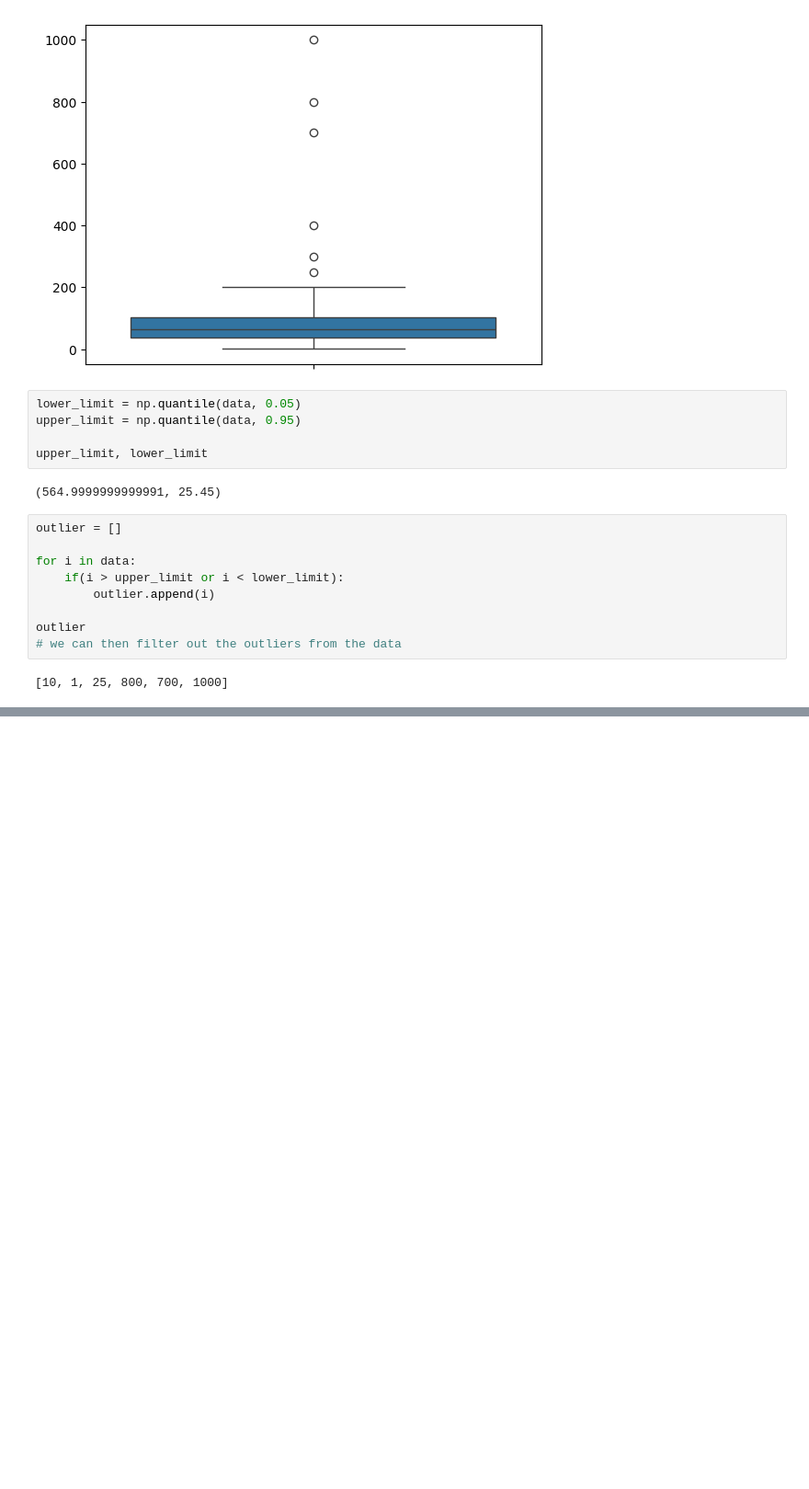
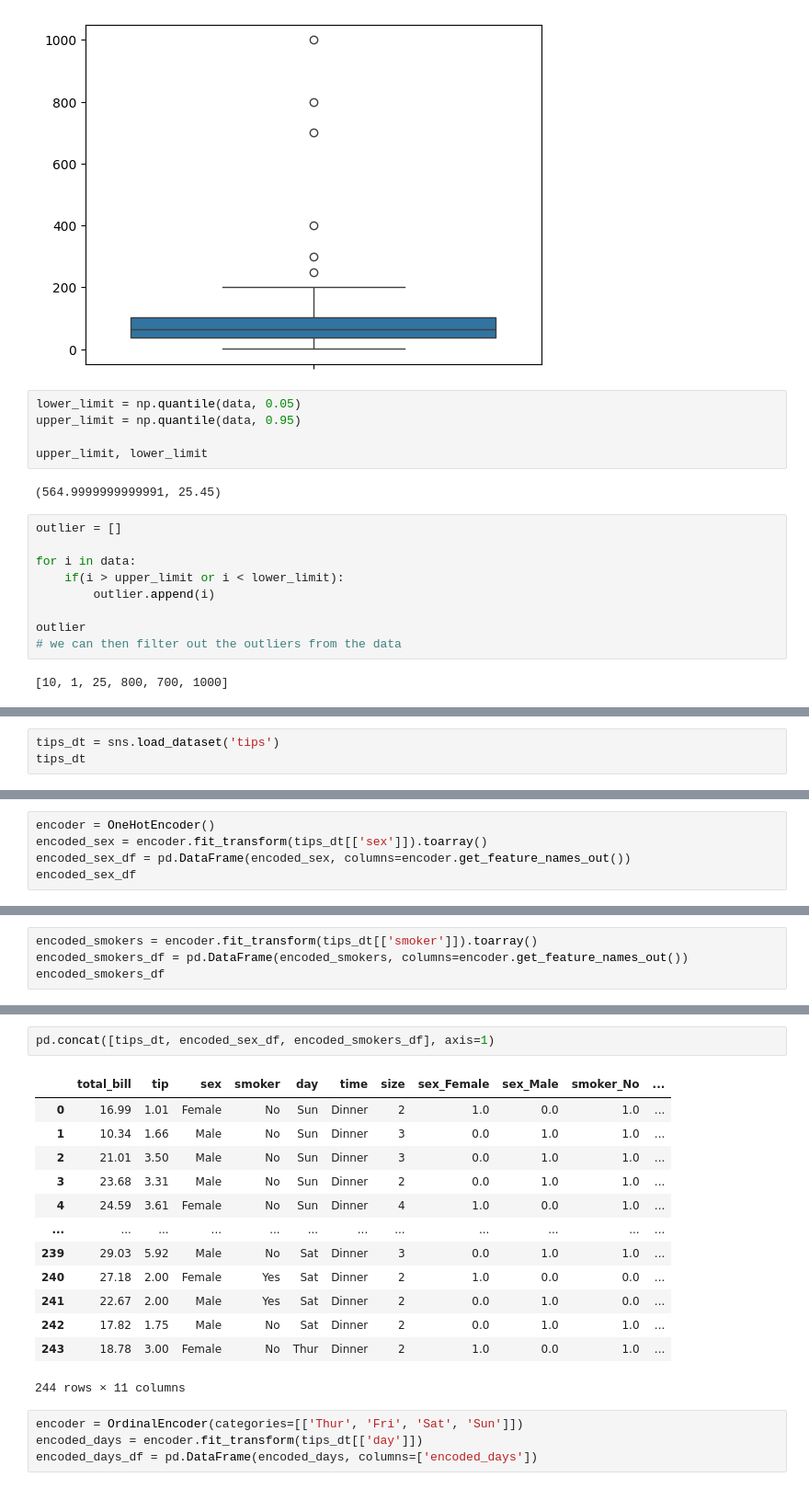
Before and after one commit to shivam-paul-19/data-science, a Jupyter notebook: feature eng/main.ipynb, the cells around one changed output, grey strips where cells are left out. Shown at 92% size. Drawn from its saved outputs; the diff is of its cells as text; blank space fills up the shorter version.

Commit message:
data encoding

```diff
--- a/feature eng/main.ipynb
+++ b/feature eng/main.ipynb
@@ -463,0 +671,3 @@ outlier
+# %%
+tips_dt = sns.load_dataset('tips')
+tips_dt
@@ -463,0 +688,5 @@ outlier
+# %%
+encoder = OneHotEncoder()
+encoded_sex = encoder.fit_transform(tips_dt[['sex']]).toarray()
+encoded_sex_df = pd.DataFrame(encoded_sex, columns=encoder.get_feature_names_out())
+encoded_sex_df
@@ -463,0 +707,4 @@ outlier
+# %%
+encoded_smokers = encoder.fit_transform(tips_dt[['smoker']]).toarray()
+encoded_smokers_df = pd.DataFrame(encoded_smokers, columns=encoder.get_feature_names_out())
+encoded_smokers_df
@@ -463,0 +725,20 @@ outlier
+# %%
+pd.concat([tips_dt, encoded_sex_df, encoded_smokers_df], axis=1)
+# %% [output]
+|  | total_bill | tip | sex | smoker | day | time | size | sex_Female | sex_Male | smoker_No | ... |
+| 0 | 16.99 | 1.01 | Female | No | Sun | Dinner | 2 | 1.0 | 0.0 | 1.0 | ... |
+| 1 | 10.34 | 1.66 | Male | No | Sun | Dinner | 3 | 0.0 | 1.0 | 1.0 | ... |
+| 2 | 21.01 | 3.50 | Male | No | Sun | Dinner | 3 | 0.0 | 1.0 | 1.0 | ... |
+| 3 | 23.68 | 3.31 | Male | No | Sun | Dinner | 2 | 0.0 | 1.0 | 1.0 | ... |
+| 4 | 24.59 | 3.61 | Female | No | Sun | Dinner | 4 | 1.0 | 0.0 | 1.0 | ... |
+| ... | ... | ... | ... | ... | ... | ... | ... | ... | ... | ... | ... |
+| 239 | 29.03 | 5.92 | Male | No | Sat | Dinner | 3 | 0.0 | 1.0 | 1.0 | ... |
+| 240 | 27.18 | 2.00 | Female | Yes | Sat | Dinner | 2 | 1.0 | 0.0 | 0.0 | ... |
+| 241 | 22.67 | 2.00 | Male | Yes | Sat | Dinner | 2 | 0.0 | 1.0 | 0.0 | ... |
+| 242 | 17.82 | 1.75 | Male | No | Sat | Dinner | 2 | 0.0 | 1.0 | 1.0 | ... |
+| 243 | 18.78 | 3.00 | Female | No | Thur | Dinner | 2 | 1.0 | 0.0 | 1.0 | ... |
+244 rows × 11 columns
+# %%
+encoder = OrdinalEncoder(categories=[['Thur', 'Fri', 'Sat', 'Sun']])
+encoded_days = encoder.fit_transform(tips_dt[['day']])
+encoded_days_df = pd.DataFrame(encoded_days, columns=['encoded_days'])
```
Also changed, not shown: parts of 31 cells of this notebook.
